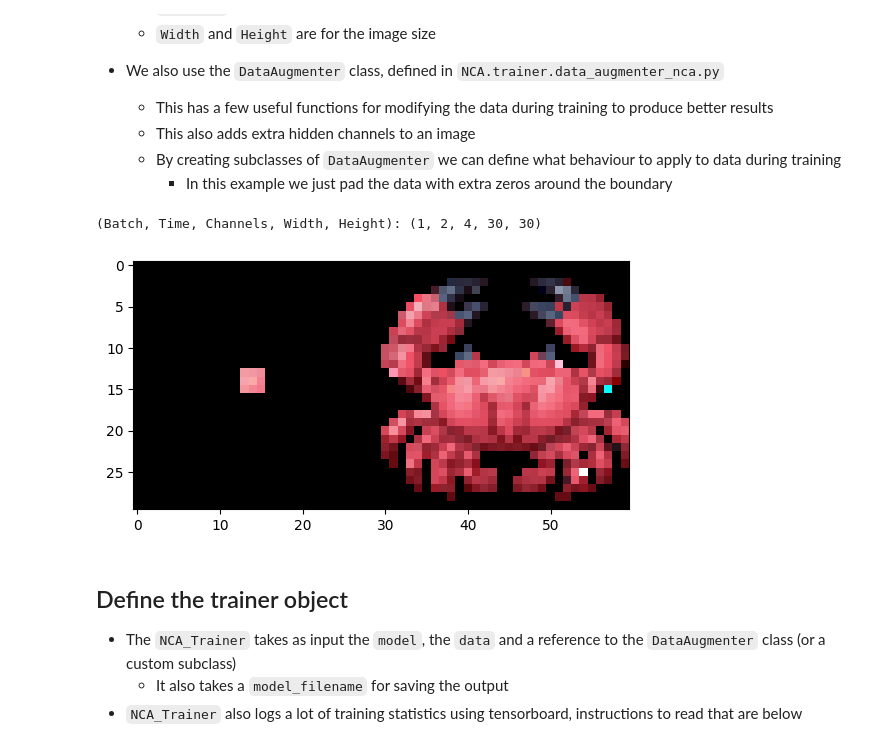
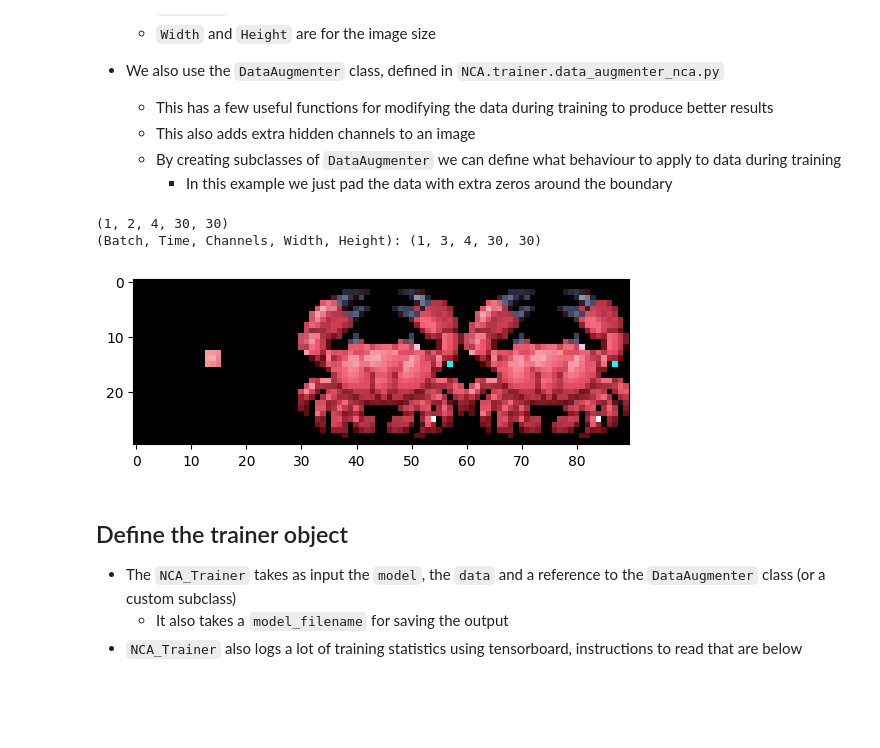
Before and after one commit to TomLiTao/Differentiable-Patterning, a Jupyter notebook: demo/image_morph_demo.ipynb, the cells around one changed output. Drawn from its saved outputs; the diff is of its cells as text; code cells hidden in the pictures; blank space fills up the shorter version.

```diff
--- a/demo/image_morph_demo.ipynb
+++ b/demo/image_morph_demo.ipynb
@@ -54,36 +54,38 @@ model = NCA(N_CHANNELS=CHANNELS,
     - By creating subclasses of `DataAugmenter` we can define what behaviour to apply to data during training
          - In this example we just pad the data with extra zeros around the boundary
 # %%
-data = load_emoji_sequence(["crab.png"],impath_emojis="demo_data/",downsample=DOWNSAMPLE)
+data = load_emoji_sequence(["crab.png","crab.png"],impath_emojis="demo_data/",downsample=DOWNSAMPLE)
 
 
 # For the initial condition, take a small cropped square from the middle of the target image
-initial_condition = np.array(data)
+initial_condition = np.array(data[:,:1])
+print(data.shape)
 W = initial_condition.shape[-2]
 H = initial_condition.shape[-1]
 initial_condition = initial_condition.at[0,0,:,:W//2-2].set(0)
 initial_condition = initial_condition.at[0,0,:,W//2+1:].set(0)
 initial_condition = initial_condition.at[0,0,:,:,:H//2-2].set(0)
 initial_condition = initial_condition.at[0,0,:,:,H//2+1:].set(0)
 
 
 data = np.concatenate([initial_condition,data],axis=1) # Join initial condition and data along the time axis
 print("(Batch, Time, Channels, Width, Height): "+str(data.shape))
 plt.imshow(rearrange(data,"() T C W H -> W (T H) C" )[...,:3])
 plt.show()
 
 
 class data_augmenter_subclass(DataAugmenter):
     #Redefine how data is pre-processed before training
     def data_init(self,SHARDING=None):
         data = self.return_saved_data()
         data = self.duplicate_batches(data, 1)
         data = self.pad(data, 10)
         self.save_data(data)
         return None
 # %% [output]
-(Batch, Time, Channels, Width, Height): (1, 2, 4, 30, 30)
+(1, 2, 4, 30, 30)
+(Batch, Time, Channels, Width, Height): (1, 3, 4, 30, 30)
-[figure, old version]
+[figure, new version]
 # %% [markdown]
 ## Define the trainer object
 - The `NCA_Trainer` takes as input the `model`, the `data` and a reference to the `DataAugmenter` class (or a custom subclass)
```
Also changed, not shown: parts of 13 cells of this notebook.
